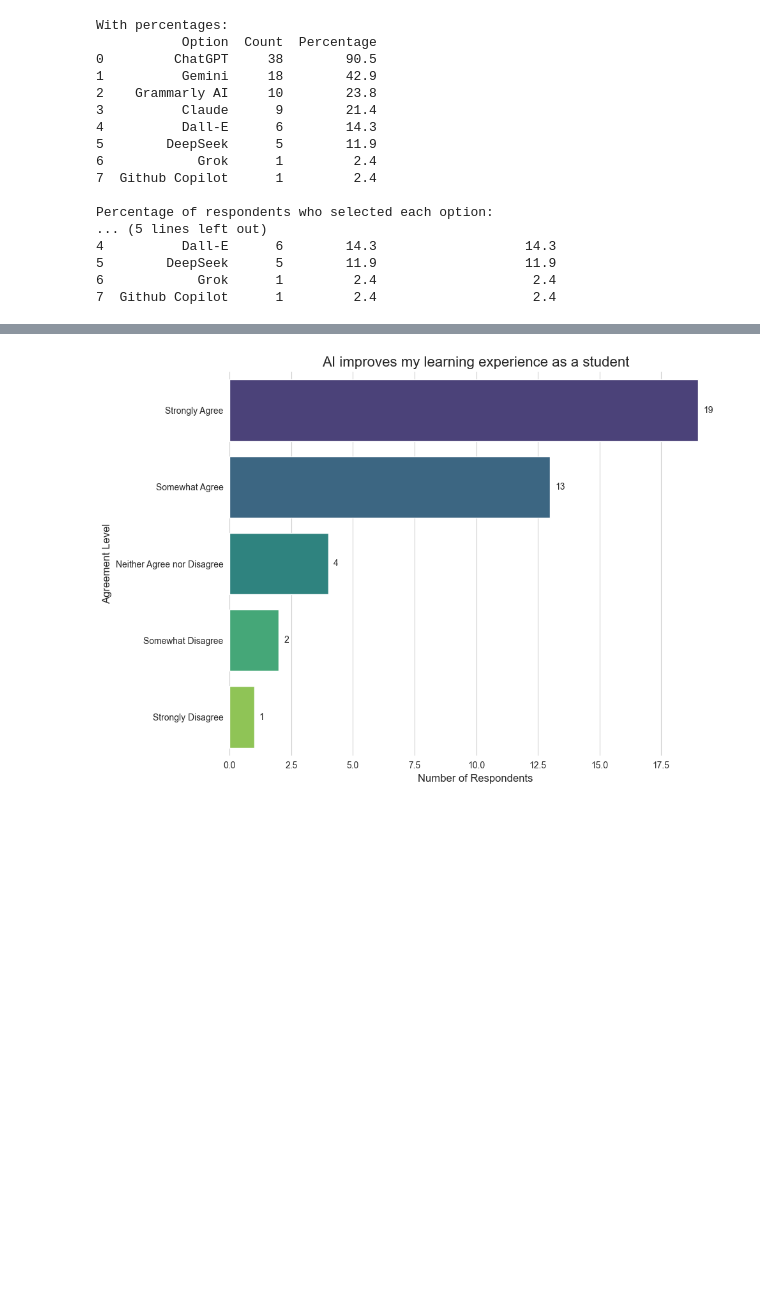
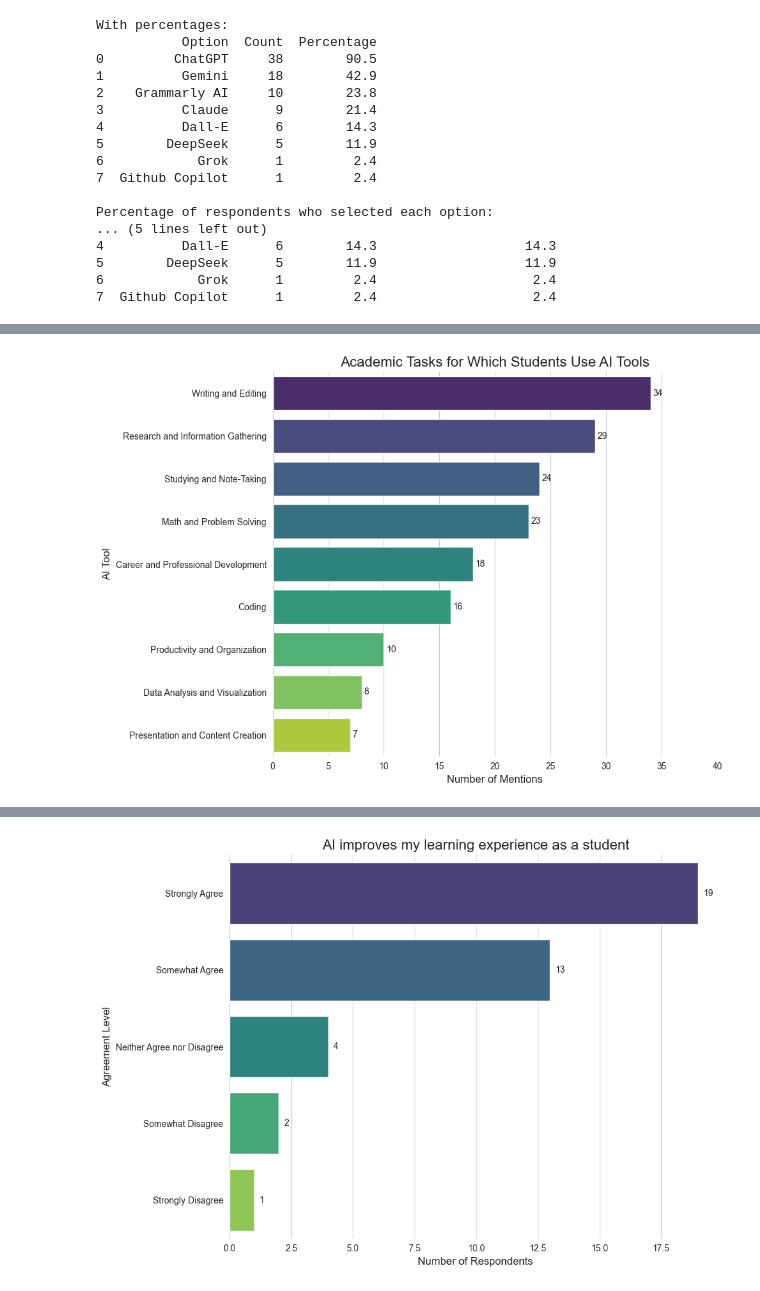
Before and after one commit to mauricio-b-mossi/ResearchReportDataAnalysisENC3246, a Jupyter notebook: new.ipynb, the cells around one changed output, grey strips where cells are left out. Cells and saved outputs as stored; diff of their text form; code cells hidden in the pictures; blank space fills up the shorter version.

```diff
--- a/new.ipynb
+++ b/new.ipynb
@@ -472,6 +466,11 @@ cbus = cdf[cdf["Q1"] == "Business Major"]
 chealth = cdf[cdf["Q1"] == "Health Professions Major"]
 
 cmajors = [ceng, clib, cbus, chealth]
+# %%
+q4res = count_multiple_choices(cdf.loc[3:, 'Q4'])
+q3plot2("Academic Tasks for Which Students Use AI Tools", q4res)
+# %% [output]
+[figure, added]
 # %%
 for major in cmajors:
     print(f"Major: {major['Q1'].iloc[0]}")
```
Also changed, not shown: parts of 4 cells of this notebook.
